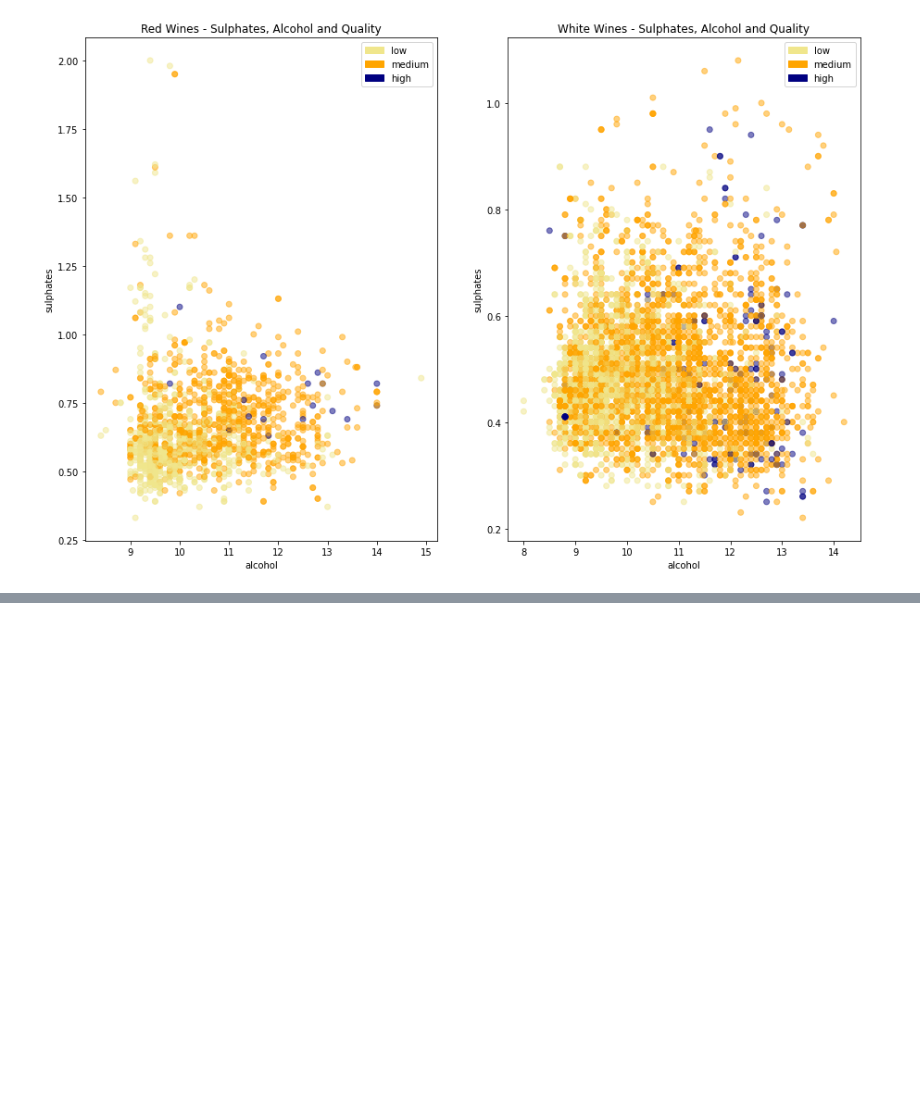
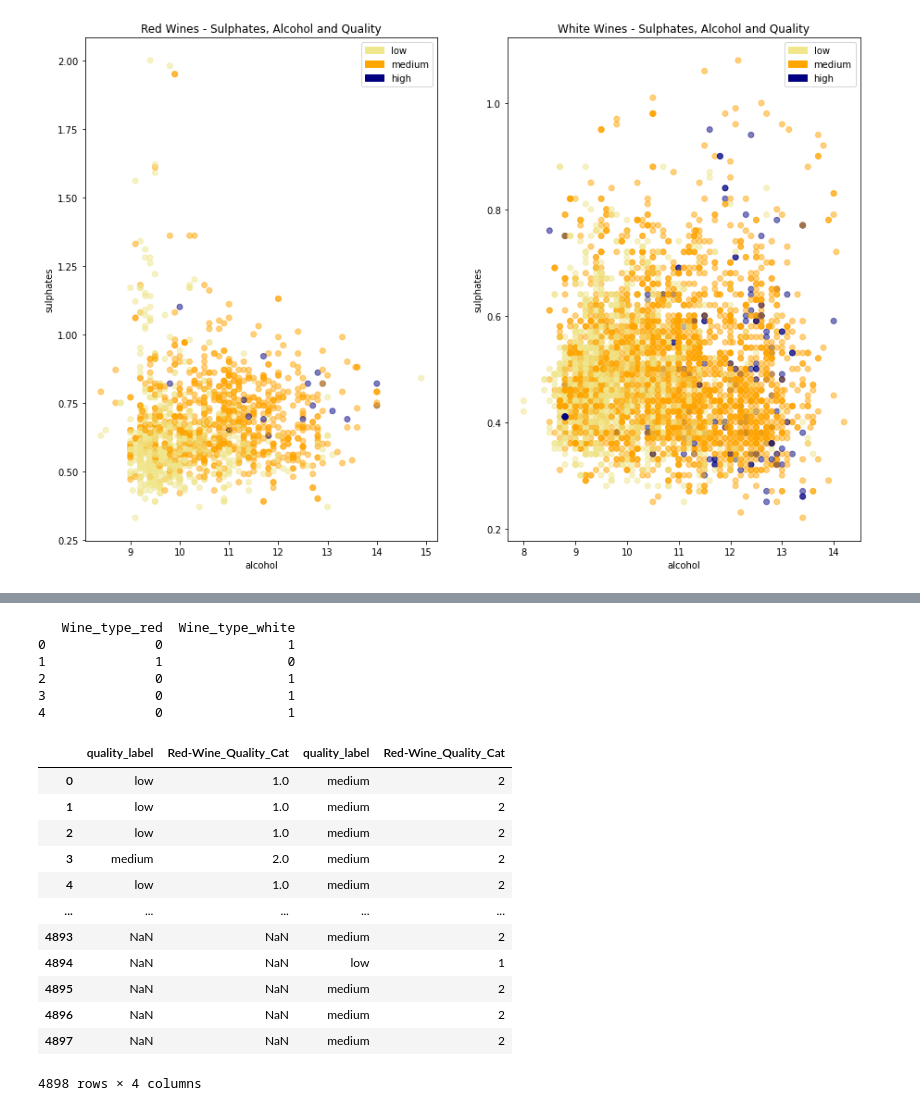
Before and after one commit to lvuduy/BlueBerry-Winery, a Jupyter notebook: PJ2_Sprint1.ipynb, the cells around one changed output, grey strips where cells are left out. Saved outputs shown, nothing was run; the diff lists cells and outputs as text; code cells hidden in the pictures; blank space fills up the shorter version.

Commit message:
encoded

```diff
--- a/PJ2_Sprint1.ipynb
+++ b/PJ2_Sprint1.ipynb
@@ -1115,0 +1146,44 @@ plt.show()
+# %%
+# dummy variables in statistics.
+#The Wine type column contain categorical values. We can convert the values in the Wine type column into one-hot encoded vectors using the get_dummies() function
+x = pd.get_dummies(wines.wine_type, prefix='Wine_type')
+#We passed Wine type as the value for the prefix attribute of the get_dummies() method, hence you can see the string wine type prefixed before the header of each of the one-hot encoded columns in the output.
+print(x.head())
+# %% [output]
+   Wine_type_red  Wine_type_white
+0              0                1
+1              1                0
+2              0                1
+3              0                1
+4              0                1
+# %%
+from sklearn.preprocessing import LabelEncoder
+
+red_wine_df = pd.DataFrame(red_wine , columns=["quality_label"])
+white_wine_df = pd.DataFrame(white_wine , columns=["quality_label"])
+
+# creating instance of labelencoder
+labelencoder = LabelEncoder()
+
+# Assigning numerical values and storing in another column
+red_wine_df['Red-Wine_Quality_Cat'] = labelencoder.fit_transform(red_wine_df["quality_label"])
+white_wine_df['Red-Wine_Quality_Cat'] = labelencoder.fit_transform(white_wine_df["quality_label"])
+
+#red_wine_df
+
+wine_enc_comp = pd.concat([red_wine_df,white_wine_df],axis=1 )
+wine_enc_comp
+# %% [output]
+|  | quality_label | Red-Wine_Quality_Cat | quality_label | Red-Wine_Quality_Cat |
+| 0 | low | 1.0 | medium | 2 |
+| 1 | low | 1.0 | medium | 2 |
+| 2 | low | 1.0 | medium | 2 |
+| 3 | medium | 2.0 | medium | 2 |
+| 4 | low | 1.0 | medium | 2 |
+| ... | ... | ... | ... | ... |
+| 4893 | NaN | NaN | medium | 2 |
+| 4894 | NaN | NaN | low | 1 |
+| 4895 | NaN | NaN | medium | 2 |
+| 4896 | NaN | NaN | medium | 2 |
+| 4897 | NaN | NaN | medium | 2 |
+4898 rows × 4 columns
```
Also changed, not shown: parts of 15 cells of this notebook.
